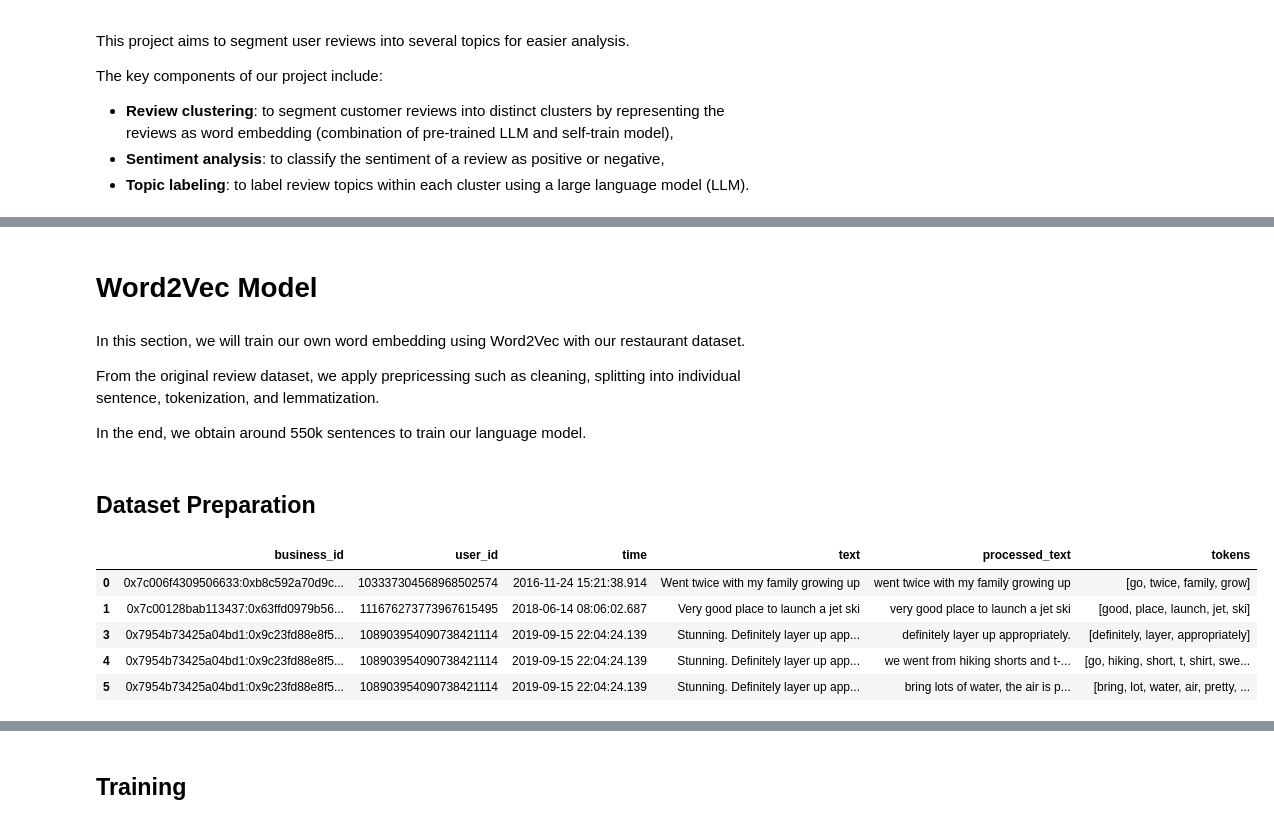
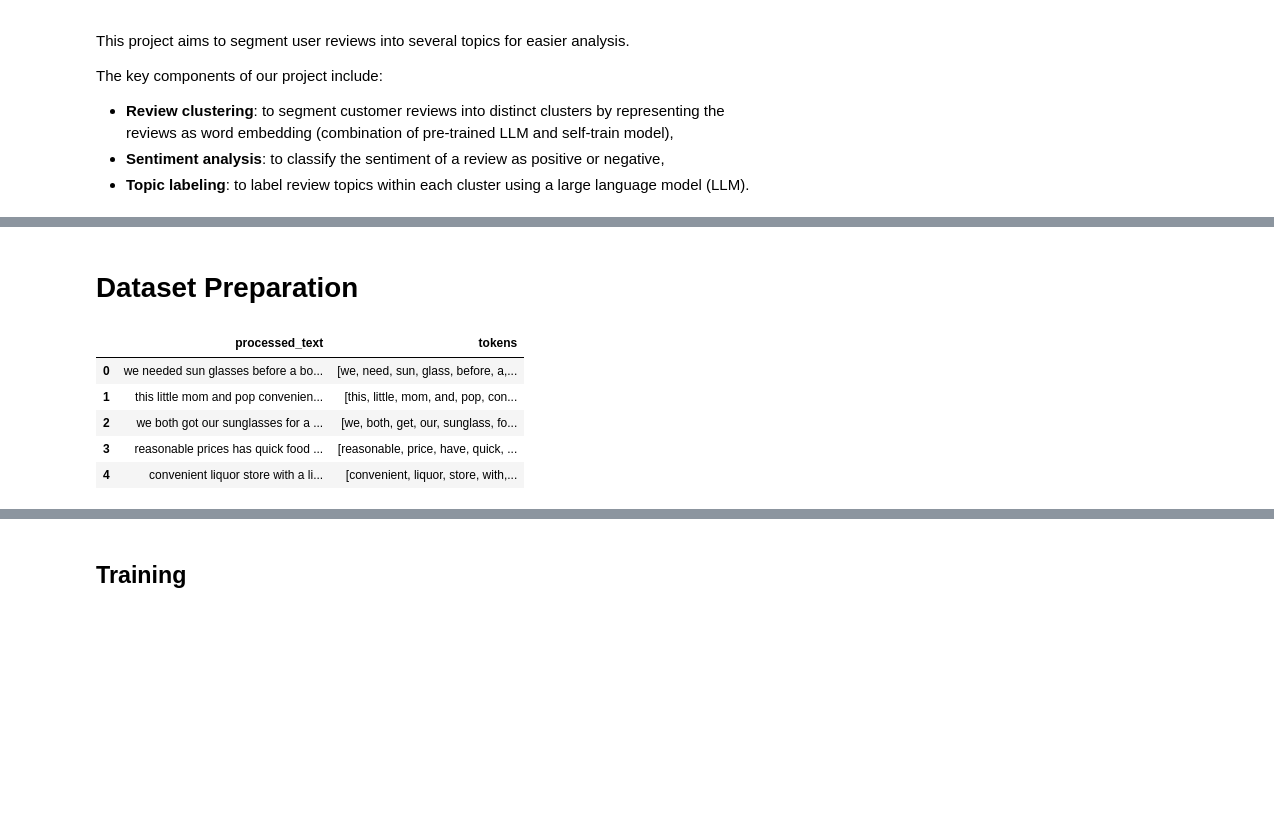
Before and after one commit to fandayp/exploratory, a Jupyter notebook: user-review-topic-clustering.ipynb, the cells around one changed output, grey strips where cells are left out. Saved outputs shown, nothing was run; the diff lists cells and outputs as text; code cells hidden in the pictures; blank space fills up the shorter version.

```diff
--- a/user-review-topic-clustering.ipynb
+++ b/user-review-topic-clustering.ipynb
@@ -82,3 +73,5 @@ memory usage: 7.9+ MB
+# %%
+reviews_df["time"] = pd.to_datetime(reviews_df["time"])
 # %%
 # Count the number of unique businesses and users
 reviews_df[["business_id", "user_id"]].nunique()
@@ -104,15 +97,4 @@ reviews_df.isna().sum()
 dtype: int64
-# %%
-# Dropt the missing values
-reviews_df.dropna(subset="text", inplace=True)
-# %% [markdown]
-# Word2Vec Model
-# %% [markdown]
-In this section, we will train our own word embedding using Word2Vec with our restaurant dataset.
-
-From the original review dataset, we apply prepricessing such as cleaning, splitting into individual sentence, tokenization, and lemmatization.
-
-In the end, we obtain around 550k sentences to train our language model.
 # %% [markdown]
-## Dataset Preparation
+# Dataset Preparation
 # %%
@@ -172,9 +153,8 @@ class ProcessDataset():
         full_sents = [sent.text for sent in sents]
 
         tokenized = [[ token.lemma_ for token in sent
-                    if token.is_alpha
-                     and (not token.is_stop)
-                     and (not token.is_punct) ] for sent in sents]
+                      if token.is_alpha and not token.is_punct ]
+                     for sent in sents ]
         tokenized = [" ".join(sent) for sent in tokenized]
         # We do the above operation so that it can be exploded later
 
@@ -194,6 +174,7 @@ class ProcessDataset():
         data = data.explode(["processed_text", "tokens"]).reset_index(drop=True)
         data = data[data["processed_text"].str.len() >= 10]
 
+        # Tokenize sentence
         data["tokens"] = data["tokens"].apply(lambda x: x.split())
         data = data[data["tokens"].apply(lambda x: len(x) >= 2)]
 
@@ -201,16 +182,17 @@ class ProcessDataset():
 # %%
 data_processor = ProcessDataset(spacy_nlp)
 # %%
-processed_dataset = data_processor.transform(reviews_df.sample(100))
+processed_dataset = data_processor.transform(reviews_df)
 # %%
-processed_dataset.head()
+# NOTE: we use `processed_text` as the transformer input and `tokens` for w2v
+processed_dataset[["processed_text", "tokens"]].head()
 # %% [output]
-|  | business_id | user_id | time | text | processed_text | tokens |
-| 0 | 0x7c006f4309506633:0xb8c592a70d9c... | 103337304568968502574 | 2016-11-24 15:21:38.914 | Went twice with my family growing up | went twice with my family growing up | [go, twice, family, grow] |
-| 1 | 0x7c00128bab113437:0x63ffd0979b56... | 111676273773967615495 | 2018-06-14 08:06:02.687 | Very good place to launch a jet ski | very good place to launch a jet ski | [good, place, launch, jet, ski] |
-| 3 | 0x7954b73425a04bd1:0x9c23fd88e8f5... | 108903954090738421114 | 2019-09-15 22:04:24.139 | Stunning. Definitely layer up app... | definitely layer up appropriately. | [definitely, layer, appropriately] |
-| 4 | 0x7954b73425a04bd1:0x9c23fd88e8f5... | 108903954090738421114 | 2019-09-15 22:04:24.139 | Stunning. Definitely layer up app... | we went from hiking shorts and t-... | [go, hiking, short, t, shirt, swe... |
-| 5 | 0x7954b73425a04bd1:0x9c23fd88e8f5... | 108903954090738421114 | 2019-09-15 22:04:24.139 | Stunning. Definitely layer up app... | bring lots of water, the air is p... | [bring, lot, water, air, pretty, ... |
+|  | processed_text | tokens |
+| 0 | we needed sun glasses before a bo... | [we, need, sun, glass, before, a,... |
+| 1 | this little mom and pop convenien... | [this, little, mom, and, pop, con... |
+| 2 | we both got our sunglasses for a ... | [we, both, get, our, sunglass, fo... |
+| 3 | reasonable prices has quick food ... | [reasonable, price, have, quick, ... |
+| 4 | convenient liquor store with a li... | [convenient, liquor, store, with,... |
 # %%
 processed_dataset.info()
 # %% [output]
```
Also changed, not shown: parts of 88 cells of this notebook.
